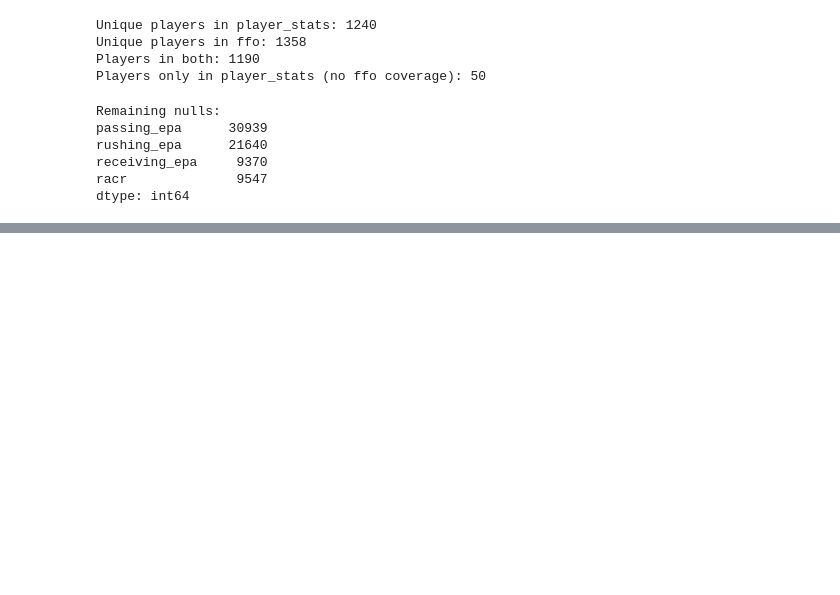
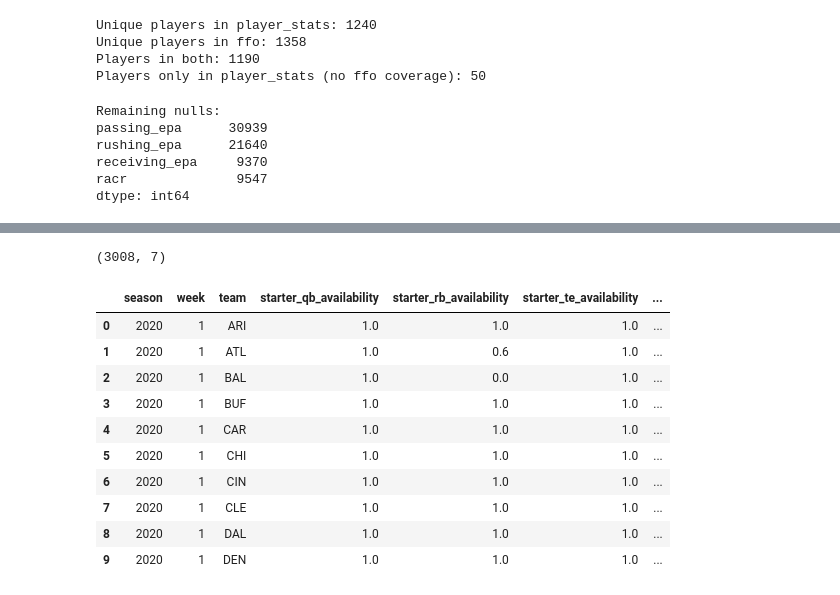
Before and after one commit to joscho11/BettingEdgeContinued, a Jupyter notebook: fantasy/data_pipeline.ipynb, the cells around one changed output, grey strips where cells are left out. Saved outputs shown, nothing was run; the diff lists cells and outputs as text; code cells hidden in the pictures; blank space fills up the shorter version.

```diff
--- a/fantasy/data_pipeline.ipynb
+++ b/fantasy/data_pipeline.ipynb
@@ -294,0 +697,38 @@ dtype: int64
+# %%
+# Pivot to team level flags
+teammate_flags = starter_health.pivot_table(
+    index=["season", "week", "team"],
+    columns="position",
+    values="starter_availability",
+    aggfunc="first"
+).reset_index()
+
+teammate_flags.columns.name = None
+teammate_flags = teammate_flags.rename(columns={
+    "QB": "starter_qb_availability",
+    "RB": "starter_rb_availability",
+    "WR": "starter_wr_availability",
+    "TE": "starter_te_availability",
+})
+
+# Fill missing — no report means healthy
+for col in ["starter_qb_availability", "starter_rb_availability",
+            "starter_wr_availability", "starter_te_availability"]:
+    if col in teammate_flags.columns:
+        teammate_flags[col] = teammate_flags[col].fillna(1.0)
+
+print(teammate_flags.shape)
+teammate_flags.head(10)
+# %% [output]
+(3008, 7)
+|  | season | week | team | starter_qb_availability | starter_rb_availability | starter_te_availability | ... |
+| 0 | 2020 | 1 | ARI | 1.0 | 1.0 | 1.0 | ... |
+| 1 | 2020 | 1 | ATL | 1.0 | 0.6 | 1.0 | ... |
+| 2 | 2020 | 1 | BAL | 1.0 | 0.0 | 1.0 | ... |
+| 3 | 2020 | 1 | BUF | 1.0 | 1.0 | 1.0 | ... |
+| 4 | 2020 | 1 | CAR | 1.0 | 1.0 | 1.0 | ... |
+| 5 | 2020 | 1 | CHI | 1.0 | 1.0 | 1.0 | ... |
+| 6 | 2020 | 1 | CIN | 1.0 | 1.0 | 1.0 | ... |
+| 7 | 2020 | 1 | CLE | 1.0 | 1.0 | 1.0 | ... |
+| 8 | 2020 | 1 | DAL | 1.0 | 1.0 | 1.0 | ... |
+| 9 | 2020 | 1 | DEN | 1.0 | 1.0 | 1.0 | ... |
```
Also changed, not shown: parts of 27 cells of this notebook, 3 other files.
